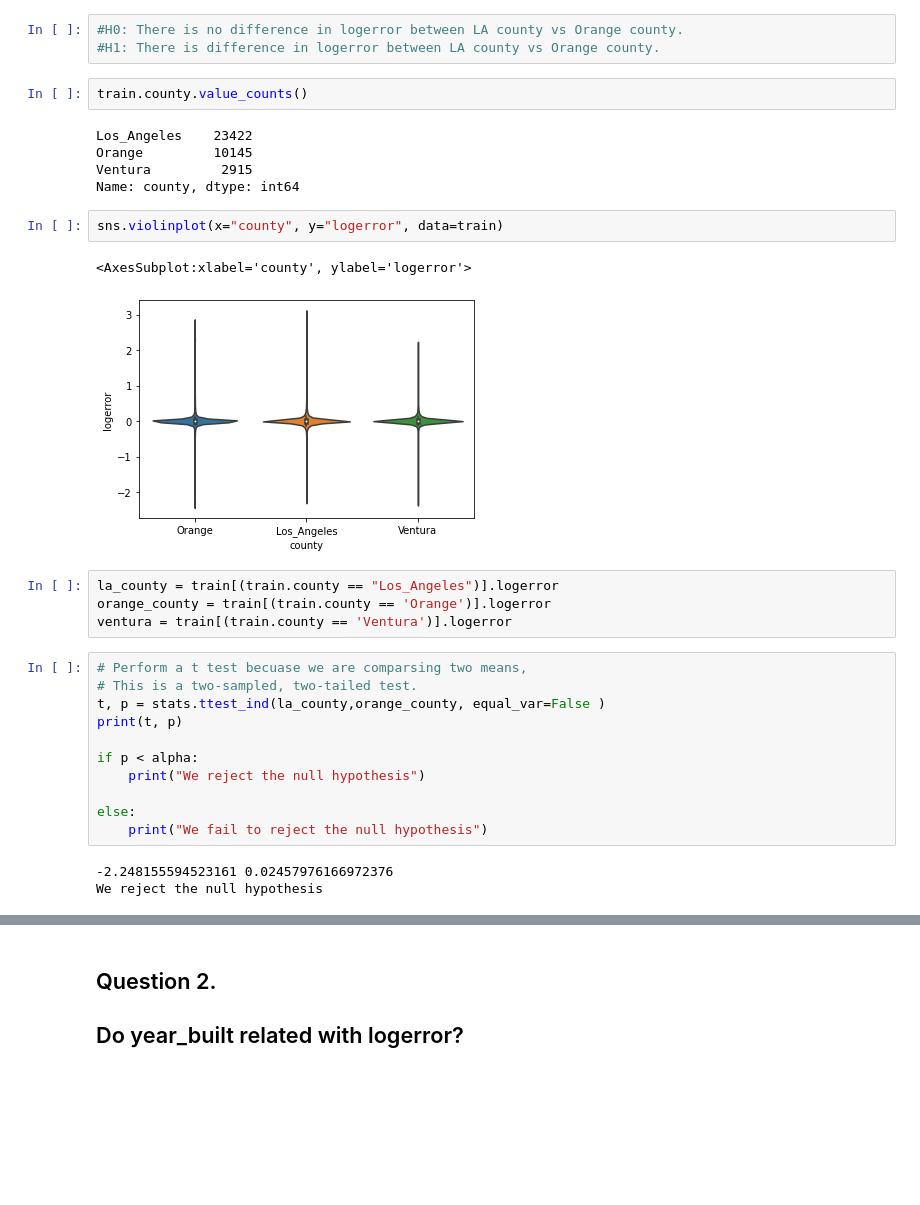
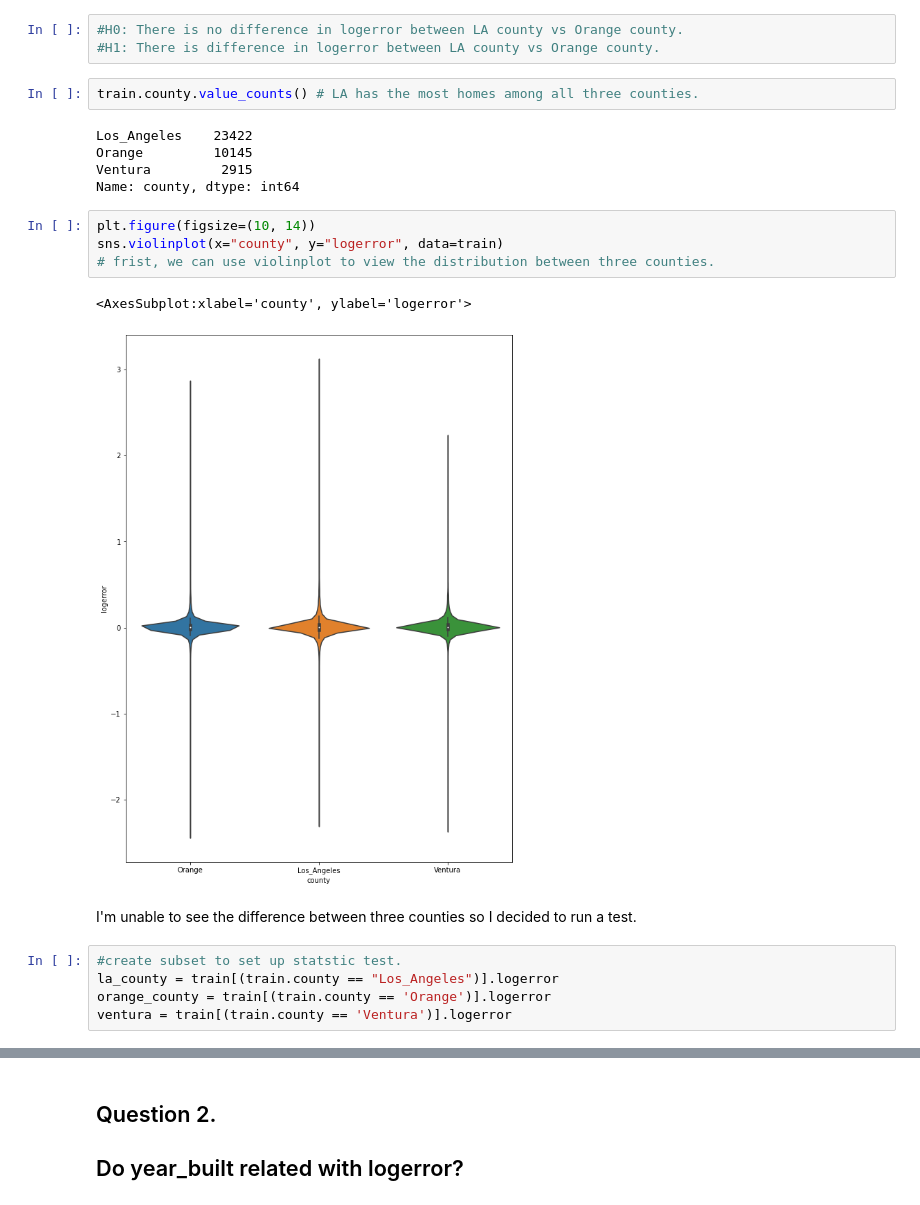
Before and after one commit to ellaxu43/clustering-exercises, a Jupyter notebook: explore_zillow.ipynb, the cells around one changed output, grey strips where cells are left out. Drawn from its saved outputs; the diff is of its cells as text; blank space fills up the shorter version.

```diff
--- a/explore_zillow.ipynb
+++ b/explore_zillow.ipynb
@@ -111,32 +110,23 @@ alpha = 0.5
 #H0: There is no difference in logerror between LA county vs Orange county.
 #H1: There is difference in logerror between LA county vs Orange county.
 # %%
-train.county.value_counts()
+train.county.value_counts() # LA has the most homes among all three counties.
 # %% [output]
 Los_Angeles    23422
 Orange         10145
 Ventura         2915
 Name: county, dtype: int64
 # %%
+plt.figure(figsize=(10, 14))
 sns.violinplot(x="county", y="logerror", data=train)
+# frist, we can use violinplot to view the distribution between three counties.
 # %% [output]
 <AxesSubplot:xlabel='county', ylabel='logerror'>
-[figure, old version]
+[figure, new version]
+# %% [markdown]
+I'm unable to see the difference between three counties so I decided to run a test.
 # %%
+#create subset to set up statstic test.
 la_county = train[(train.county == "Los_Angeles")].logerror
 orange_county = train[(train.county == 'Orange')].logerror
 ventura = train[(train.county == 'Ventura')].logerror
-# %%
-# Perform a t test becuase we are comparsing two means,
-# This is a two-sampled, two-tailed test.
-t, p = stats.ttest_ind(la_county,orange_county, equal_var=False )
-print(t, p)
-
-if p < alpha:
-    print("We reject the null hypothesis")
-
-else:
-    print("We fail to reject the null hypothesis")
-# %% [output]
--2.248155594523161 0.02457976166972376
-We reject the null hypothesis
```
Also changed, not shown: parts of 40 cells of this notebook.
